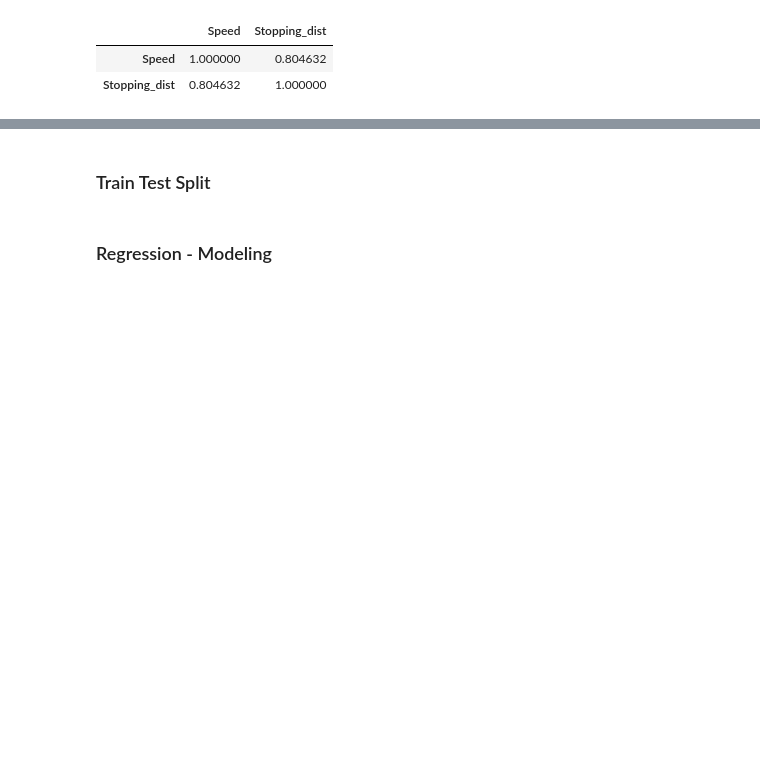
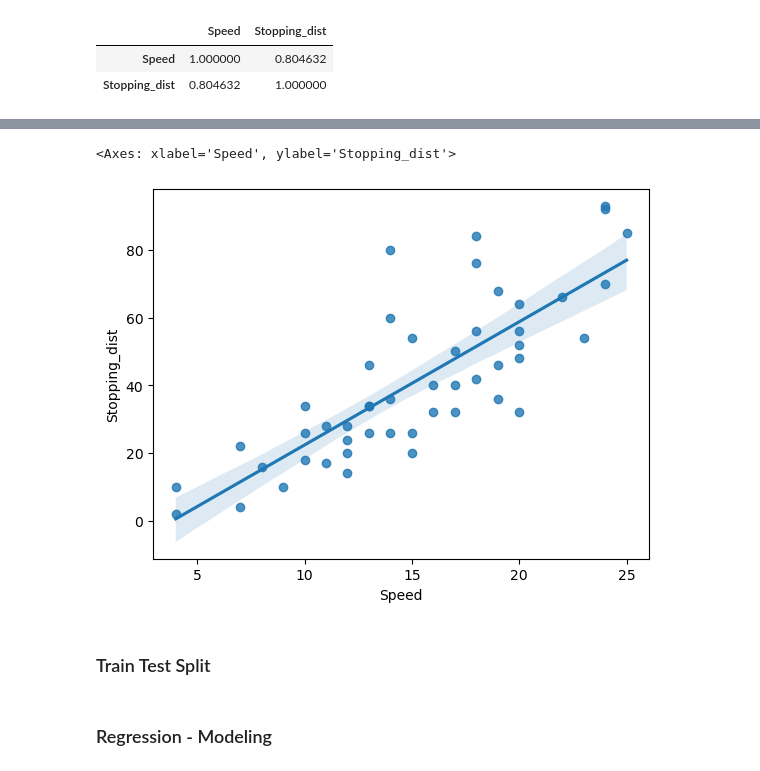
Before and after one commit to mohan-mj/Simple-Linear-Regression, a Jupyter notebook: Braking Distance.ipynb, the cells around one changed output, grey strips where cells are left out. Cells and saved outputs as stored; diff of their text form; code cells hidden in the pictures; blank space fills up the shorter version.

```diff
--- a/Braking Distance.ipynb
+++ b/Braking Distance.ipynb
@@ -69,3 +86,9 @@ myData.corr()
+# %%
+# sns regplot
+sns.regplot(x='Speed', y='Stopping_dist', data=myData)
+# %% [output]
+<Axes: xlabel='Speed', ylabel='Stopping_dist'>
+[figure, added]
 # %% [markdown]
 ### Train Test Split
 # %%
```
Also changed, not shown: parts of 14 cells of this notebook, 6 other files.
